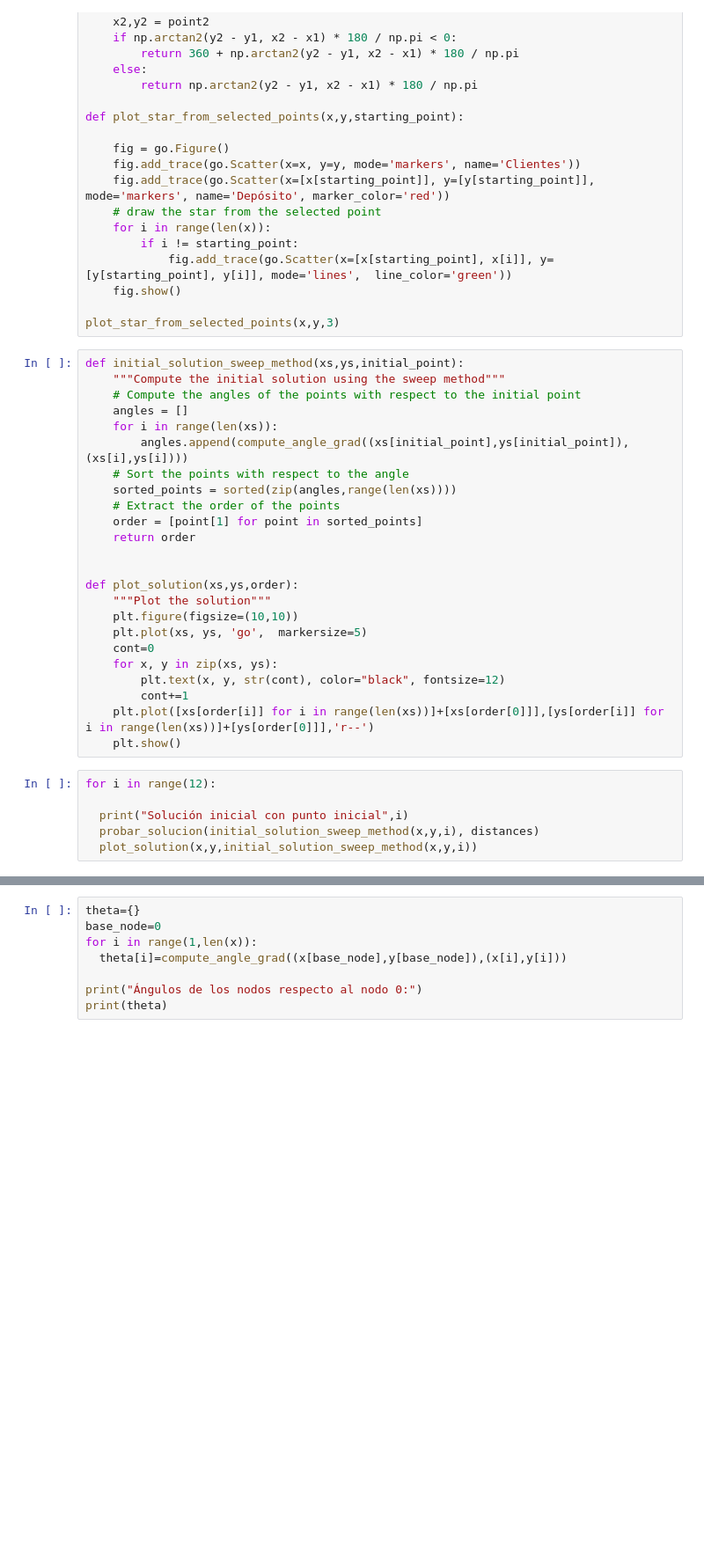
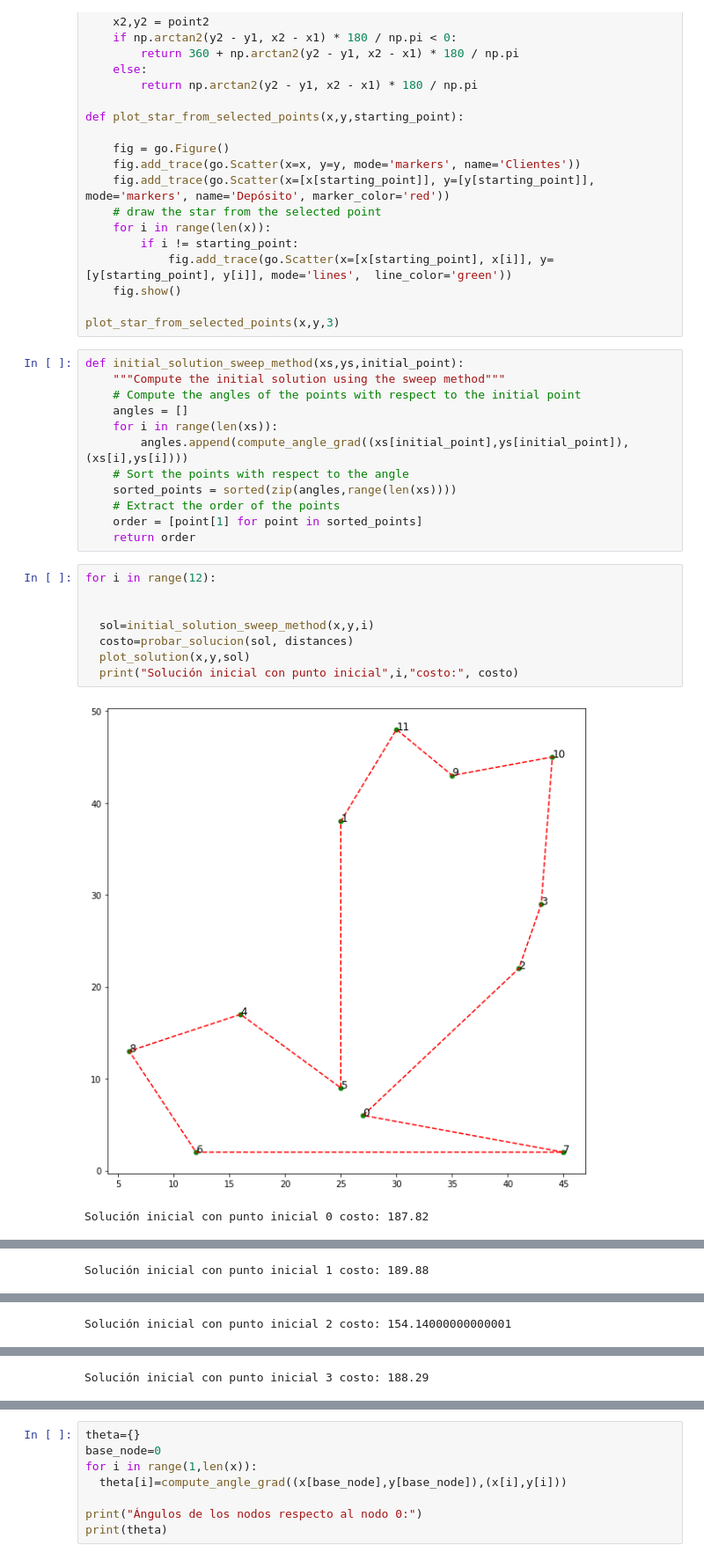
Before and after one commit to fabian-castano/intro_pulp, a Jupyter notebook: Gestion_de_operaciones_L3.ipynb, the cells around one changed output, grey strips where cells are left out. Shown: that part at 88% size. Cells and saved outputs as stored; diff of their text form; blank space fills up the shorter version.

```diff
--- a/Gestion_de_operaciones_L3.ipynb
+++ b/Gestion_de_operaciones_L3.ipynb
@@ -231,21 +295,14 @@ def initial_solution_sweep_method(xs,ys,initial_point):
     # Extract the order of the points
     order = [point[1] for point in sorted_points]
     return order
-
-
-def plot_solution(xs,ys,order):
-    """Plot the solution"""
-    plt.figure(figsize=(10,10))
-    plt.plot(xs, ys, 'go',  markersize=5)
-    cont=0
-    for x, y in zip(xs, ys):
-        plt.text(x, y, str(cont), color="black", fontsize=12)
-        cont+=1
-    plt.plot([xs[order[i]] for i in range(len(xs))]+[xs[order[0]]],[ys[order[i]] for i in range(len(xs))]+[ys[order[0]]],'r--')
-    plt.show()
 # %%
 for i in range(12):
 
-  print("Solución inicial con punto inicial",i)
-  probar_solucion(initial_solution_sweep_method(x,y,i), distances)
-  plot_solution(x,y,initial_solution_sweep_method(x,y,i))
+
+  sol=initial_solution_sweep_method(x,y,i)
+  costo=probar_solucion(sol, distances)
+  plot_solution(x,y,sol)
+  print("Solución inicial con punto inicial",i,"costo:", costo)
+# %% [output]
+[figure, added]
+Solución inicial con punto inicial 0 costo: 187.82
@@ -251,0 +310 @@ for i in range(12):
+Solución inicial con punto inicial 1 costo: 189.88
@@ -251,0 +312 @@ for i in range(12):
+Solución inicial con punto inicial 2 costo: 154.14000000000001
@@ -251,0 +314 @@ for i in range(12):
+Solución inicial con punto inicial 3 costo: 188.29
```
Also changed, not shown: parts of 14 cells of this notebook.
